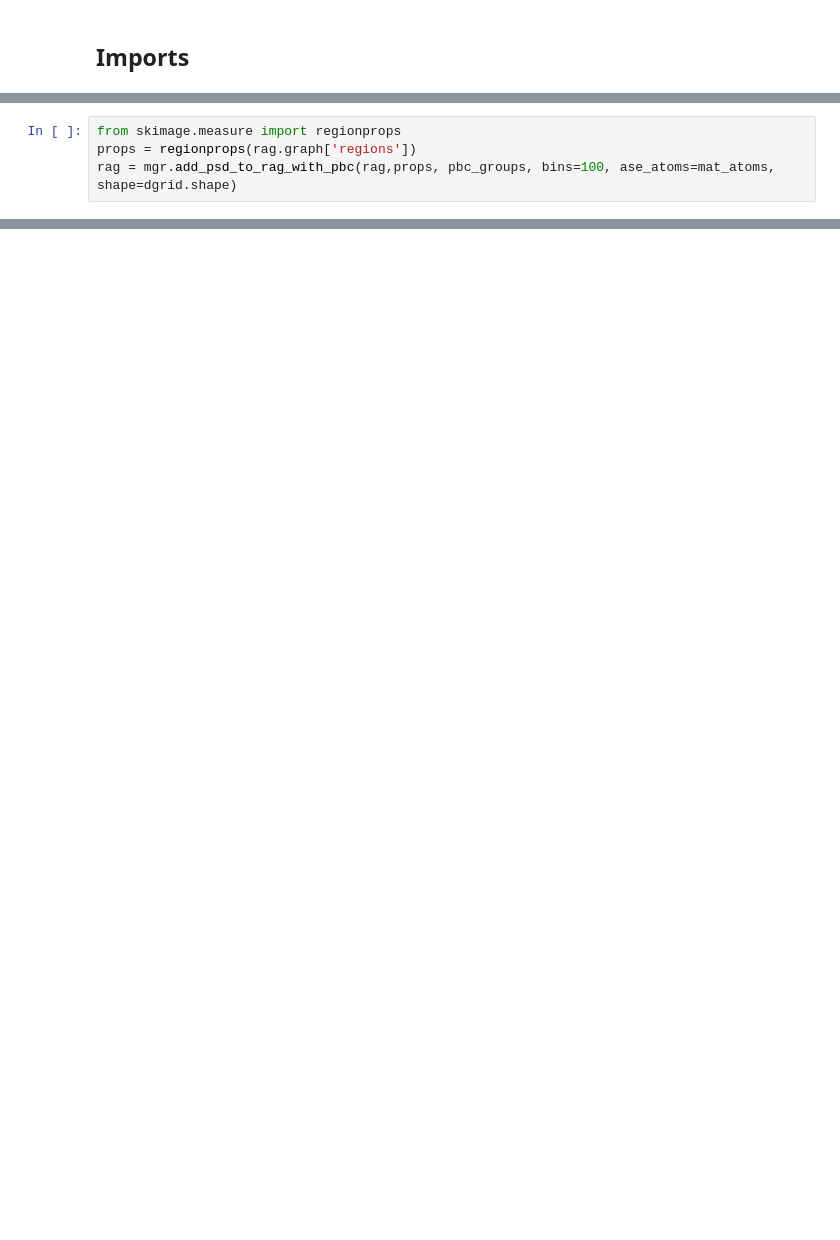
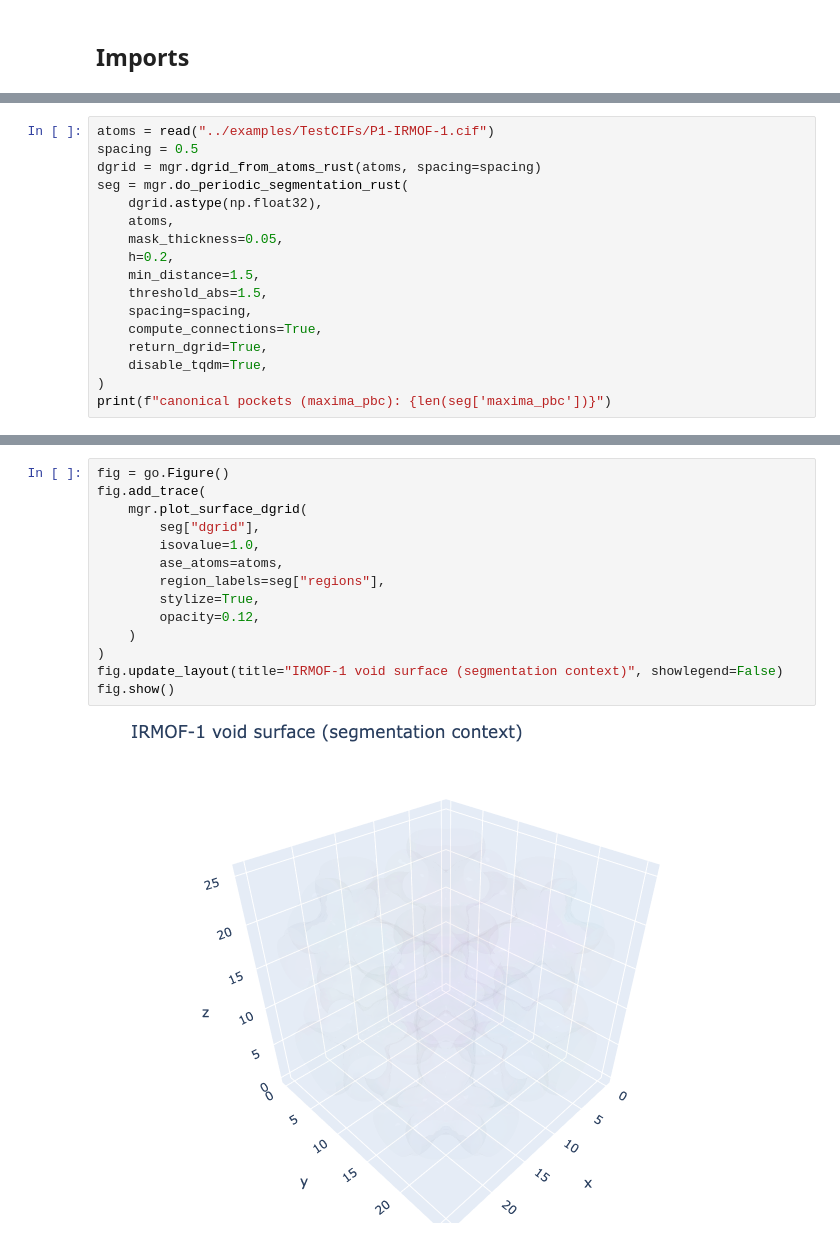
Before and after one commit to mofography/mofography, a Jupyter notebook: docs/percolated_paths_tutorial.ipynb, the cells around one changed output, grey strips where cells are left out. Cells and saved outputs as stored; diff of their text form; blank space fills up the shorter version.

```diff
--- a/docs/percolated_paths_tutorial.ipynb
+++ b/docs/percolated_paths_tutorial.ipynb
@@ -160,4 +16,0 @@ First let's detect the pocket types like before.
-# %%
-from skimage.measure import regionprops
-props = regionprops(rag.graph['regions'])
-rag = mgr.add_psd_to_rag_with_pbc(rag,props, pbc_groups, bins=100, ase_atoms=mat_atoms, shape=dgrid.shape)
@@ -272,0 +43,17 @@ In this tutorial, we illustrated how to compute percolation paths in a crystalli
+# %%
+atoms = read("../examples/TestCIFs/P1-IRMOF-1.cif")
+spacing = 0.5
+dgrid = mgr.dgrid_from_atoms_rust(atoms, spacing=spacing)
+seg = mgr.do_periodic_segmentation_rust(
+    dgrid.astype(np.float32),
+    atoms,
+    mask_thickness=0.05,
+    h=0.2,
+    min_distance=1.5,
+    threshold_abs=1.5,
+    spacing=spacing,
+    compute_connections=True,
+    return_dgrid=True,
+    disable_tqdm=True,
+)
+print(f"canonical pockets (maxima_pbc): {len(seg['maxima_pbc'])}")
@@ -272,0 +243,16 @@ In this tutorial, we illustrated how to compute percolation paths in a crystalli
+# %%
+fig = go.Figure()
+fig.add_trace(
+    mgr.plot_surface_dgrid(
+        seg["dgrid"],
+        isovalue=1.0,
+        ase_atoms=atoms,
+        region_labels=seg["regions"],
+        stylize=True,
+        opacity=0.12,
+    )
+)
+fig.update_layout(title="IRMOF-1 void surface (segmentation context)", showlegend=False)
+fig.show()
+# %% [output]
+[figure, added]
```
Also changed, not shown: parts of 46 cells of this notebook.
